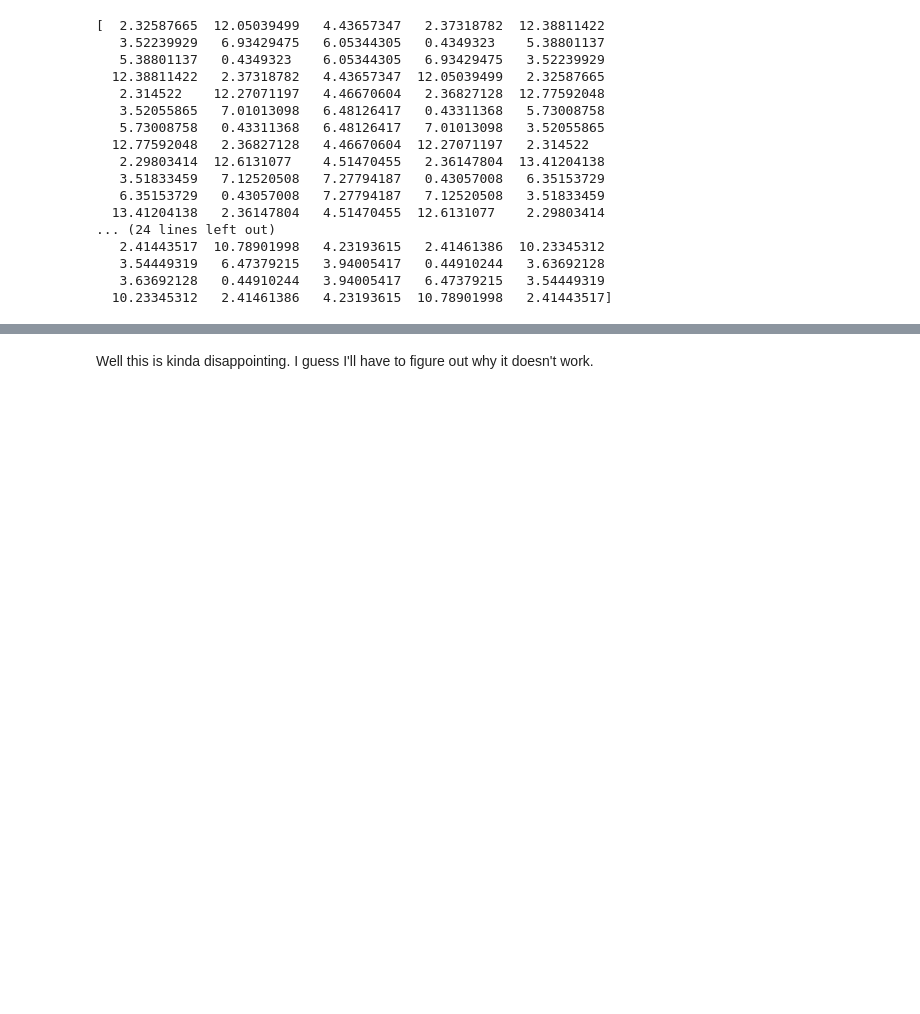
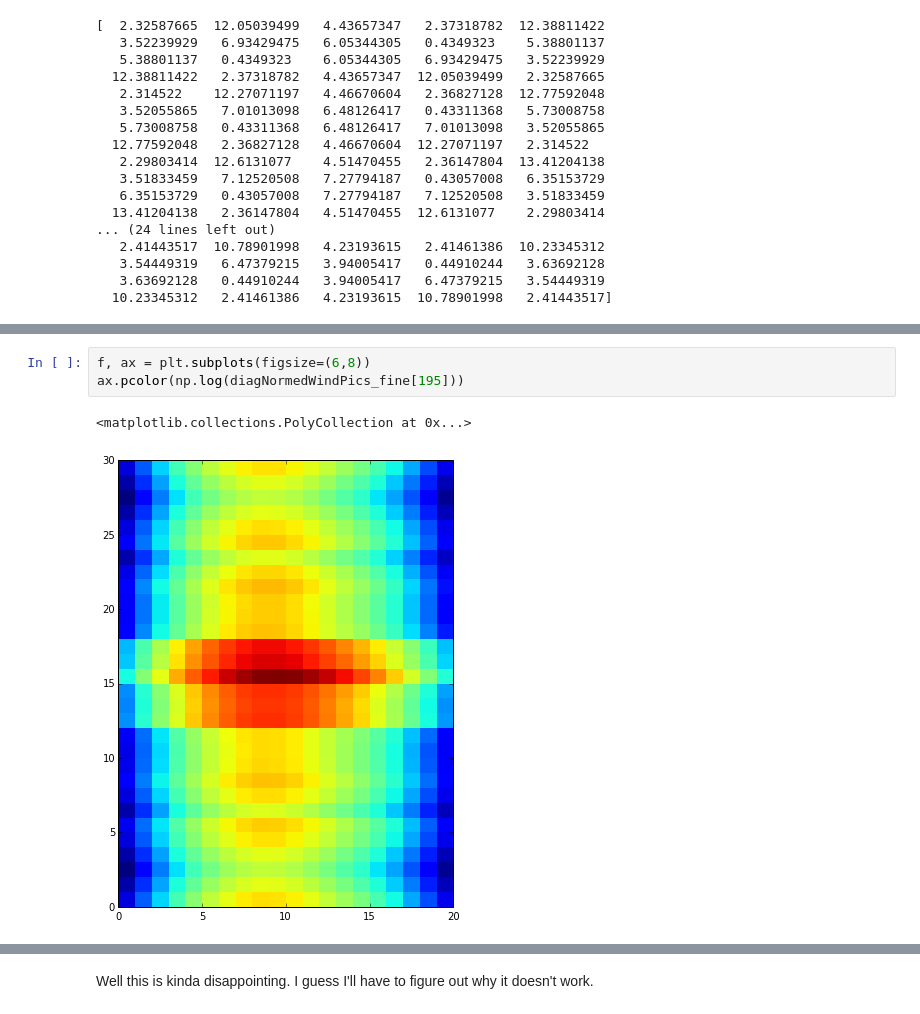
Before and after one commit to acliu/PAPER_OQE, a Jupyter notebook: iPythonNotebooks/singleBaselineOQE_numericalGaussian.ipynb, the cells around one changed output, grey strips where cells are left out. Cells and saved outputs as stored; diff of their text form; blank space fills up the shorter version.

```diff
--- a/iPythonNotebooks/singleBaselineOQE_numericalGaussian.ipynb
+++ b/iPythonNotebooks/singleBaselineOQE_numericalGaussian.ipynb
@@ -330,0 +416,6 @@ print np.real(expectedMeasurement)
+# %%
+f, ax = plt.subplots(figsize=(6,8))
+ax.pcolor(np.log(diagNormedWindPics_fine[195]))
+# %% [output]
+<matplotlib.collections.PolyCollection at 0x...>
+[figure, added]
```
Also changed, not shown: parts of 40 cells of this notebook.
